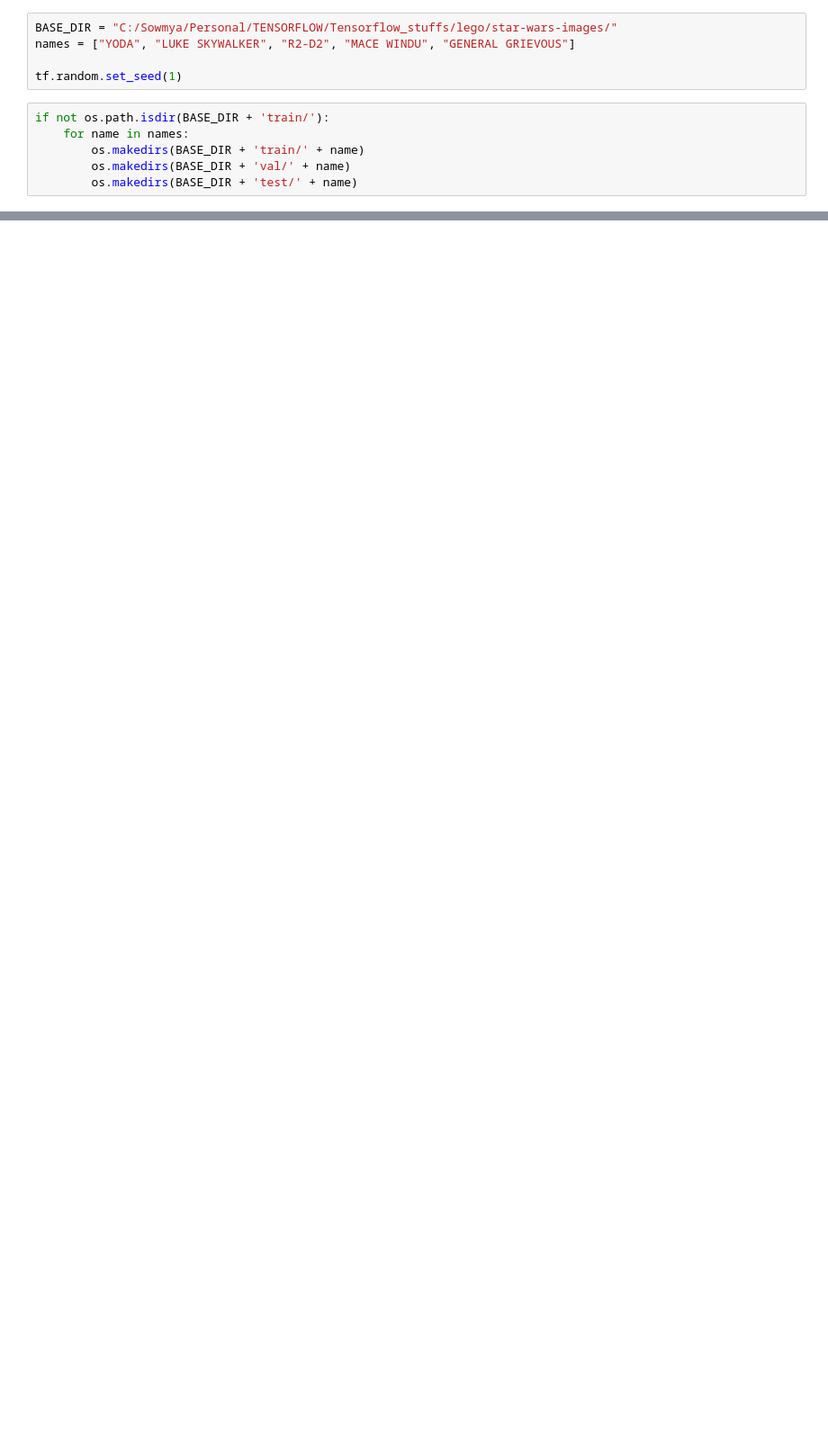
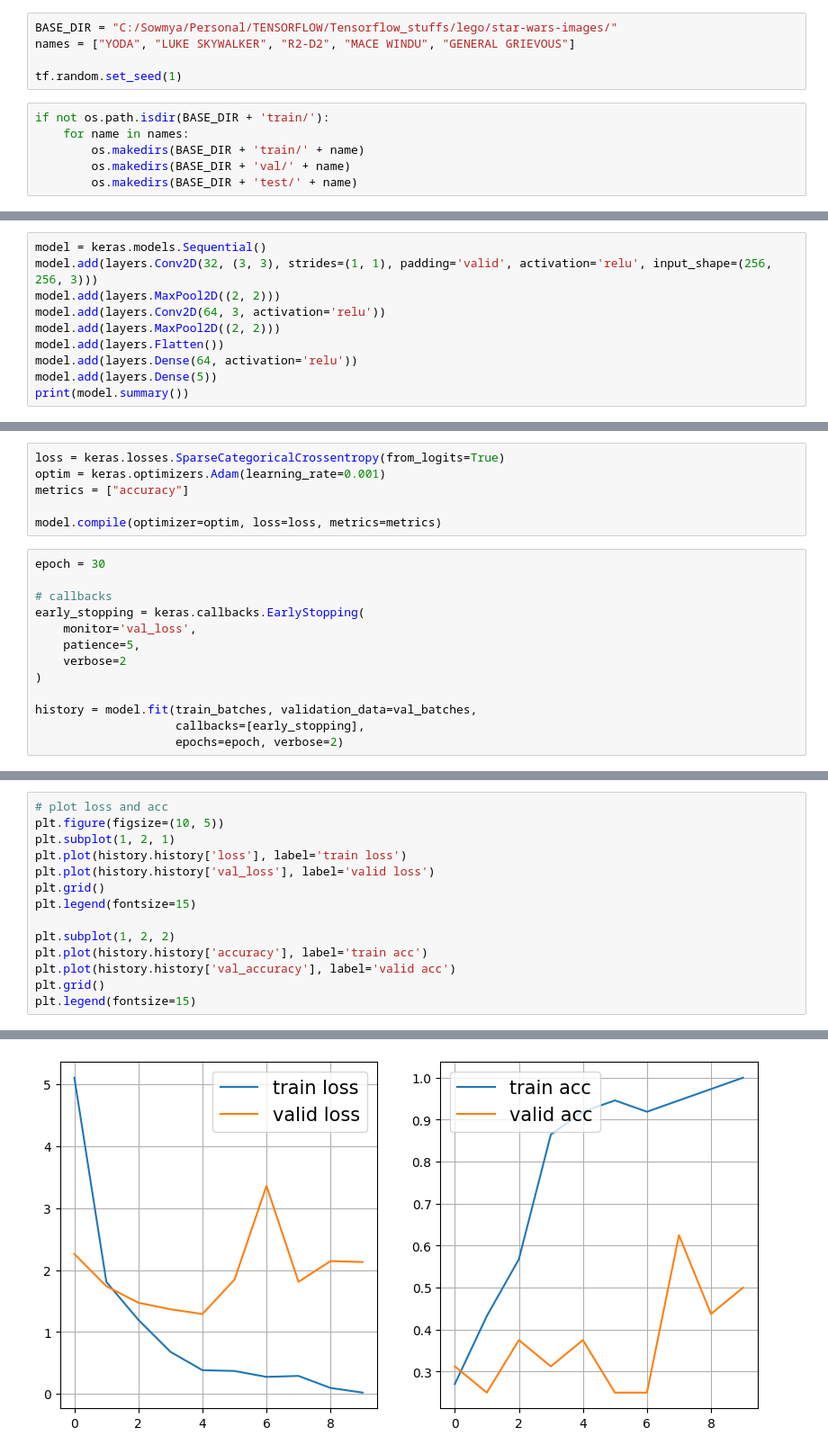
Before and after one commit to amsowmya/Tensorflow_stuffs, a Jupyter notebook: 08_09_Star_Wars_Project.ipynb, the cells around one changed output, grey strips where cells are left out. Shown at 90% size. Drawn from its saved outputs; the diff is of its cells as text; blank space fills up the shorter version.

```diff
--- a/08_09_Star_Wars_Project.ipynb
+++ b/08_09_Star_Wars_Project.ipynb
@@ -57,0 +136,10 @@ AttributeError: module 'keras.api.preprocessing.image' has no attribute 'ImageDa
+# %%
+model = keras.models.Sequential()
+model.add(layers.Conv2D(32, (3, 3), strides=(1, 1), padding='valid', activation='relu', input_shape=(256, 256, 3)))
+model.add(layers.MaxPool2D((2, 2)))
+model.add(layers.Conv2D(64, 3, activation='relu'))
+model.add(layers.MaxPool2D((2, 2)))
+model.add(layers.Flatten())
+model.add(layers.Dense(64, activation='relu'))
+model.add(layers.Dense(5))
+print(model.summary())
@@ -57,0 +169,19 @@ AttributeError: module 'keras.api.preprocessing.image' has no attribute 'ImageDa
+# %%
+loss = keras.losses.SparseCategoricalCrossentropy(from_logits=True)
+optim = keras.optimizers.Adam(learning_rate=0.001)
+metrics = ["accuracy"]
+
+model.compile(optimizer=optim, loss=loss, metrics=metrics)
+# %%
+epoch = 30
+
+# callbacks
+early_stopping = keras.callbacks.EarlyStopping(
+    monitor='val_loss',
+    patience=5,
+    verbose=2
+)
+
+history = model.fit(train_batches, validation_data=val_batches,
+                    callbacks=[early_stopping],
+                    epochs=epoch, verbose=2)
@@ -57,0 +210,15 @@ AttributeError: module 'keras.api.preprocessing.image' has no attribute 'ImageDa
+# %%
+# plot loss and acc
+plt.figure(figsize=(10, 5))
+plt.subplot(1, 2, 1)
+plt.plot(history.history['loss'], label='train loss')
+plt.plot(history.history['val_loss'], label='valid loss')
+plt.grid()
+plt.legend(fontsize=15)
+
+plt.subplot(1, 2, 2)
+plt.plot(history.history['accuracy'], label='train acc')
+plt.plot(history.history['val_accuracy'], label='valid acc')
+plt.grid()
+plt.legend(fontsize=15)
+# %% [output]
@@ -57,0 +226 @@ AttributeError: module 'keras.api.preprocessing.image' has no attribute 'ImageDa
+[figure, added]
```
Also changed, not shown: parts of 23 cells of this notebook, 3 other files.
